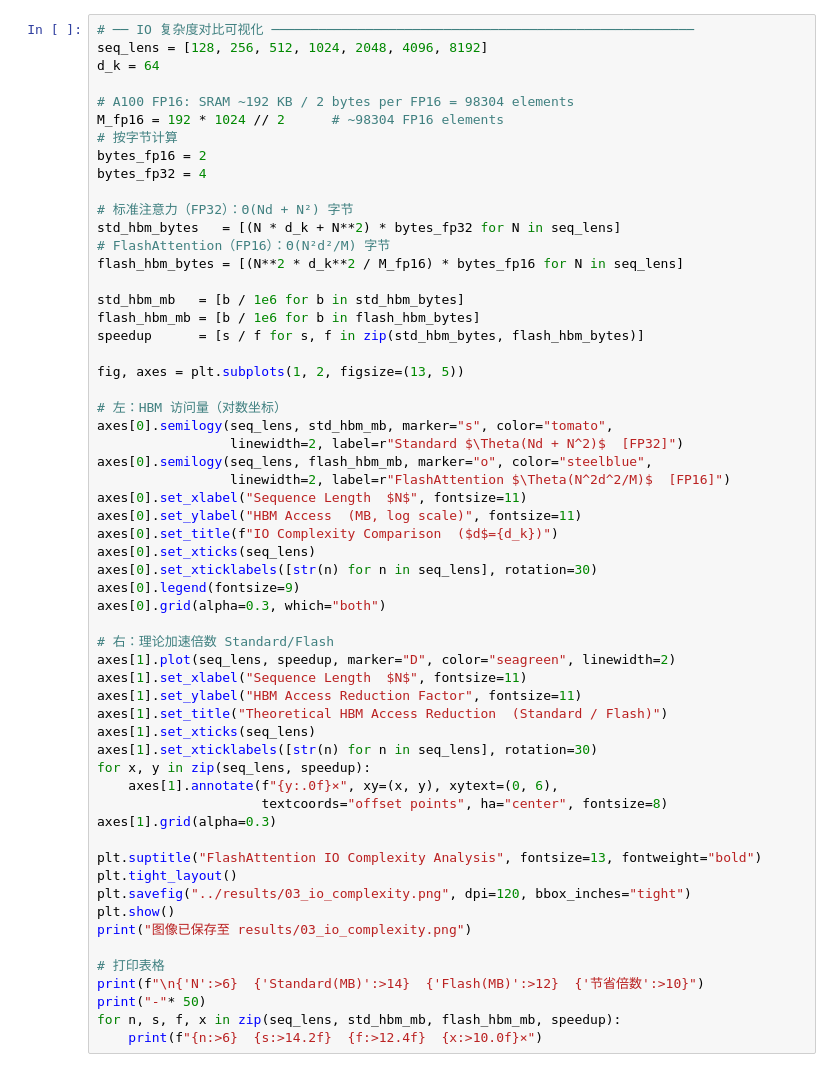
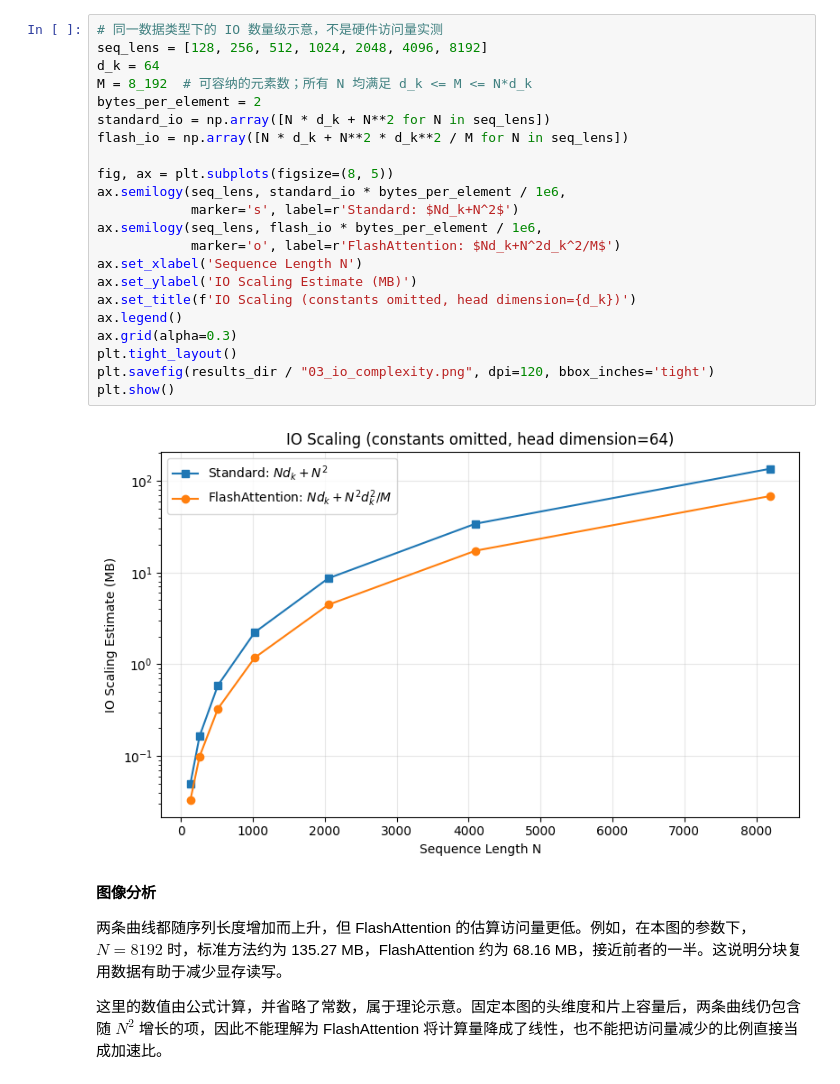
Before and after one commit to Arendengdeng/efficient-attention-lab, a Jupyter notebook: notebooks/03_flash_attention.ipynb, the cells around one changed output. Cells and saved outputs as stored; diff of their text form.

```diff
--- a/notebooks/03_flash_attention.ipynb
+++ b/notebooks/03_flash_attention.ipynb
@@ -104,59 +163,31 @@ $$
 # %%
-# ── IO 复杂度对比可视化 ──────────────────────────────────────────────────────
+# 同一数据类型下的 IO 数量级示意，不是硬件访问量实测
 seq_lens = [128, 256, 512, 1024, 2048, 4096, 8192]
 d_k = 64
+M = 8_192  # 可容纳的元素数；所有 N 均满足 d_k <= M <= N*d_k
+bytes_per_element = 2
+standard_io = np.array([N * d_k + N**2 for N in seq_lens])
+flash_io = np.array([N * d_k + N**2 * d_k**2 / M for N in seq_lens])
 
-# A100 FP16: SRAM ~192 KB / 2 bytes per FP16 = 98304 elements
-M_fp16 = 192 * 1024 // 2      # ~98304 FP16 elements
-# 按字节计算
-bytes_fp16 = 2
-bytes_fp32 = 4
-
-# 标准注意力（FP32）：Θ(Nd + N²) 字节
-std_hbm_bytes   = [(N * d_k + N**2) * bytes_fp32 for N in seq_lens]
-# FlashAttention（FP16）：Θ(N²d²/M) 字节
-flash_hbm_bytes = [(N**2 * d_k**2 / M_fp16) * bytes_fp16 for N in seq_lens]
-
-std_hbm_mb   = [b / 1e6 for b in std_hbm_bytes]
-flash_hbm_mb = [b / 1e6 for b in flash_hbm_bytes]
-speedup      = [s / f for s, f in zip(std_hbm_bytes, flash_hbm_bytes)]
-
-fig, axes = plt.subplots(1, 2, figsize=(13, 5))
-
-# 左：HBM 访问量（对数坐标）
-axes[0].semilogy(seq_lens, std_hbm_mb, marker="s", color="tomato",
-                 linewidth=2, label=r"Standard $\Theta(Nd + N^2)$  [FP32]")
-axes[0].semilogy(seq_lens, flash_hbm_mb, marker="o", color="steelblue",
-                 linewidth=2, label=r"FlashAttention $\Theta(N^2d^2/M)$  [FP16]")
-axes[0].set_xlabel("Sequence Length  $N$", fontsize=11)
-axes[0].set_ylabel("HBM Access  (MB, log scale)", fontsize=11)
-axes[0].set_title(f"IO Complexity Comparison  ($d$={d_k})")
-axes[0].set_xticks(seq_lens)
-axes[0].set_xticklabels([str(n) for n in seq_lens], rotation=30)
-axes[0].legend(fontsize=9)
-axes[0].grid(alpha=0.3, which="both")
-
-# 右：理论加速倍数 Standard/Flash
-axes[1].plot(seq_lens, speedup, marker="D", color="seagreen", linewidth=2)
-axes[1].set_xlabel("Sequence Length  $N$", fontsize=11)
-axes[1].set_ylabel("HBM Access Reduction Factor", fontsize=11)
-axes[1].set_title("Theoretical HBM Access Reduction  (Standard / Flash)")
-axes[1].set_xticks(seq_lens)
-axes[1].set_xticklabels([str(n) for n in seq_lens], rotation=30)
-for x, y in zip(seq_lens, speedup):
-    axes[1].annotate(f"{y:.0f}×", xy=(x, y), xytext=(0, 6),
-                     textcoords="offset points", ha="center", fontsize=8)
-axes[1].grid(alpha=0.3)
-
-plt.suptitle("FlashAttention IO Complexity Analysis", fontsize=13, fontweight="bold")
+fig, ax = plt.subplots(figsize=(8, 5))
+ax.semilogy(seq_lens, standard_io * bytes_per_element / 1e6,
+            marker='s', label=r'Standard: $Nd_k+N^2$')
+ax.semilogy(seq_lens, flash_io * bytes_per_element / 1e6,
+            marker='o', label=r'FlashAttention: $Nd_k+N^2d_k^2/M$')
+ax.set_xlabel('Sequence Length N')
+ax.set_ylabel('IO Scaling Estimate (MB)')
+ax.set_title(f'IO Scaling (constants omitted, head dimension={d_k})')
+ax.legend()
+ax.grid(alpha=0.3)
 plt.tight_layout()
-plt.savefig("../results/03_io_complexity.png", dpi=120, bbox_inches="tight")
+plt.savefig(results_dir / "03_io_complexity.png", dpi=120, bbox_inches='tight')
 plt.show()
-print("图像已保存至 results/03_io_complexity.png")
-
-# 打印表格
-print(f"\n{'N':>6}  {'Standard(MB)':>14}  {'Flash(MB)':>12}  {'节省倍数':>10}")
-print("-"* 50)
-for n, s, f, x in zip(seq_lens, std_hbm_mb, flash_hbm_mb, speedup):
-    print(f"{n:>6}  {s:>14.2f}  {f:>12.4f}  {x:>10.0f}×")
+# %% [output]
+[figure, added]
+# %% [markdown]
+**图像分析**
+
+两条曲线都随序列长度增加而上升，但 FlashAttention 的估算访问量更低。例如，在本图的参数下，$N=8192$ 时，标准方法约为 135.27 MB，FlashAttention 约为 68.16 MB，接近前者的一半。这说明分块复用数据有助于减少显存读写。
+
+这里的数值由公式计算，并省略了常数，属于理论示意。固定本图的头维度和片上容量后，两条曲线仍包含随 $N^2$ 增长的项，因此不能理解为 FlashAttention 将计算量降成了线性，也不能把访问量减少的比例直接当成加速比。
 # %% [markdown]
```
Also changed, not shown: parts of 33 cells of this notebook, 39 other files.
